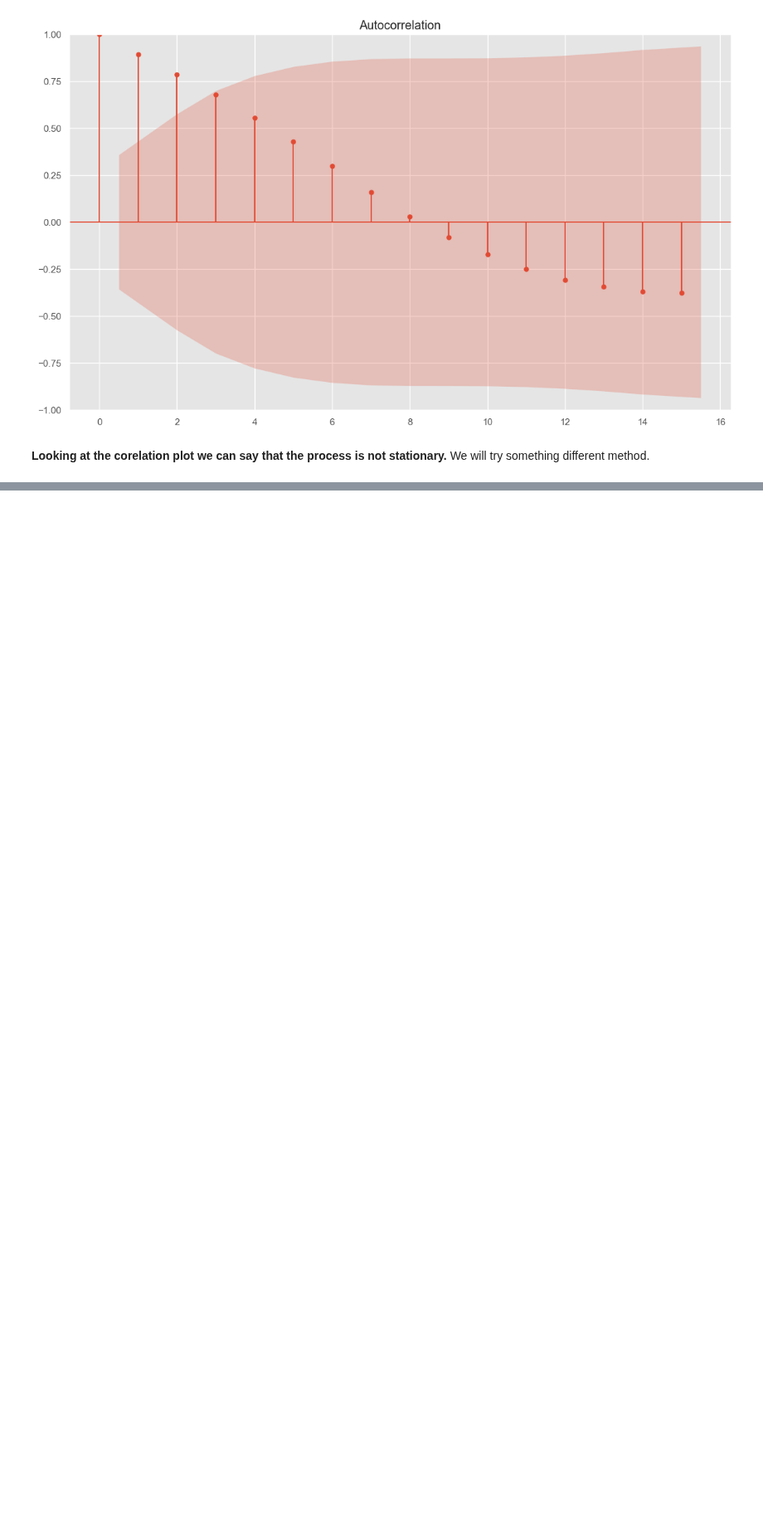
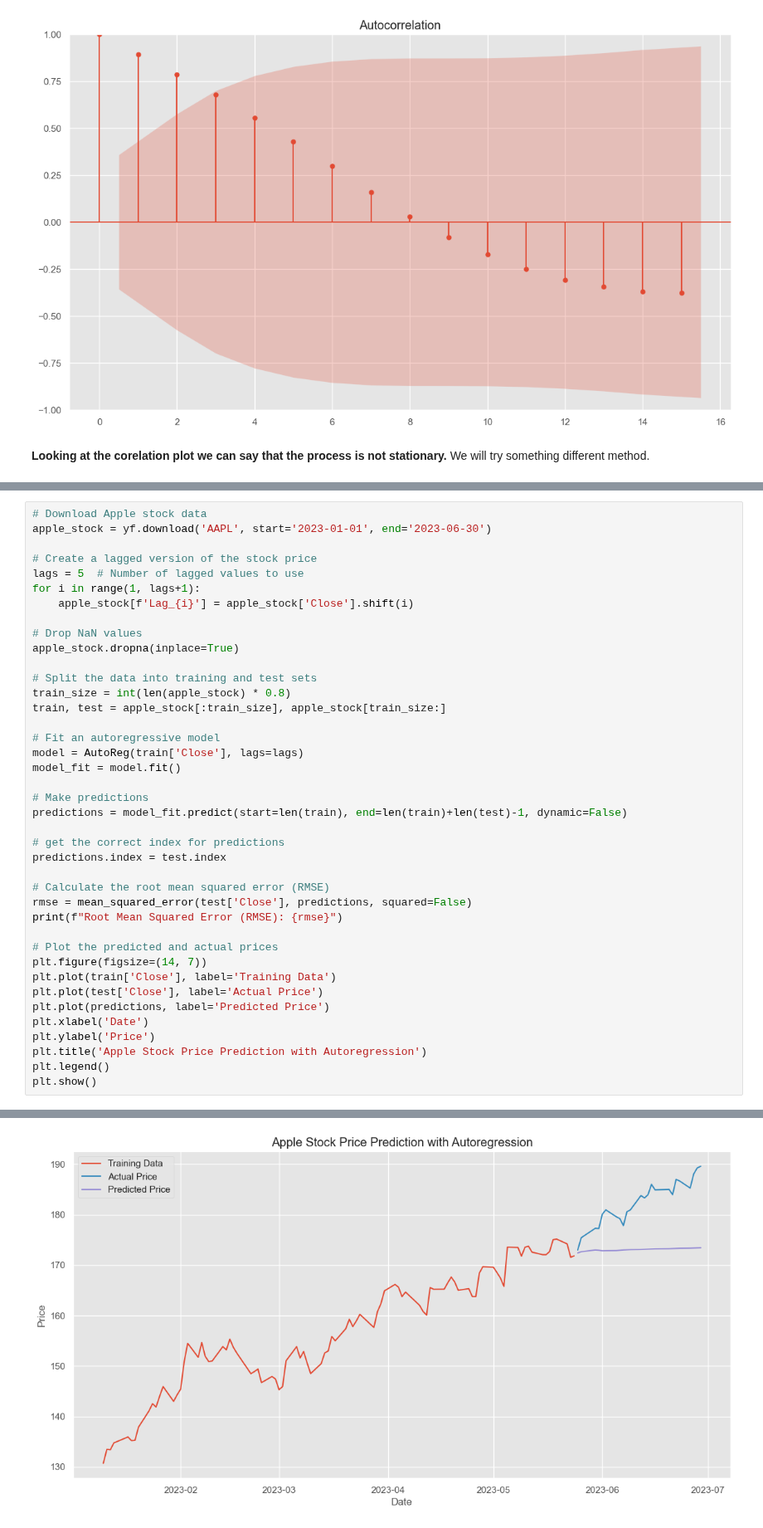
Before and after one commit to jzy0040/PythonIntroAndDataModeling, a Jupyter notebook: notebooks/BAN7101BusinessAnalytics/TimeSeriesAnalysis.ipynb, the cells around one changed output, grey strips where cells are left out. Shown at 83% size. Drawn from its saved outputs; the diff is of its cells as text; blank space fills up the shorter version.

```diff
--- a/notebooks/BAN7101BusinessAnalytics/TimeSeriesAnalysis.ipynb
+++ b/notebooks/BAN7101BusinessAnalytics/TimeSeriesAnalysis.ipynb
@@ -176,0 +259,41 @@ Autoregressive models are commonly used in time series analysis for forecasting
+# %%
+# Download Apple stock data
+apple_stock = yf.download('AAPL', start='2023-01-01', end='2023-06-30')
+
+# Create a lagged version of the stock price
+lags = 5  # Number of lagged values to use
+for i in range(1, lags+1):
+    apple_stock[f'Lag_{i}'] = apple_stock['Close'].shift(i)
+
+# Drop NaN values
+apple_stock.dropna(inplace=True)
+
+# Split the data into training and test sets
+train_size = int(len(apple_stock) * 0.8)
+train, test = apple_stock[:train_size], apple_stock[train_size:]
+
+# Fit an autoregressive model
+model = AutoReg(train['Close'], lags=lags)
+model_fit = model.fit()
+
+# Make predictions
+predictions = model_fit.predict(start=len(train), end=len(train)+len(test)-1, dynamic=False)
+
+# get the correct index for predictions
+predictions.index = test.index
+
+# Calculate the root mean squared error (RMSE)
+rmse = mean_squared_error(test['Close'], predictions, squared=False)
+print(f"Root Mean Squared Error (RMSE): {rmse}")
+
+# Plot the predicted and actual prices
+plt.figure(figsize=(14, 7))
+plt.plot(train['Close'], label='Training Data')
+plt.plot(test['Close'], label='Actual Price')
+plt.plot(predictions, label='Predicted Price')
+plt.xlabel('Date')
+plt.ylabel('Price')
+plt.title('Apple Stock Price Prediction with Autoregression')
+plt.legend()
+plt.show()
+# %% [output]
@@ -176,0 +302 @@ Autoregressive models are commonly used in time series analysis for forecasting
+[figure, added]
```
Also changed, not shown: parts of 19 cells of this notebook, 2 other files.
